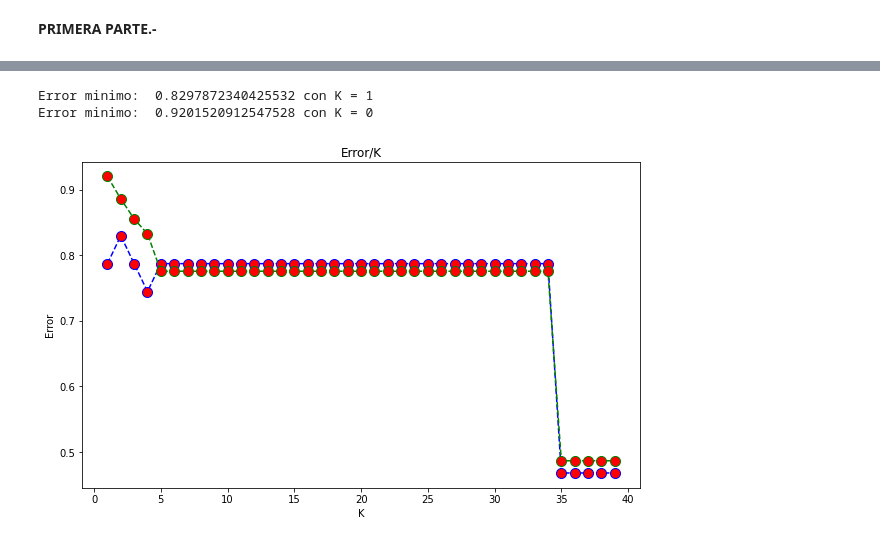
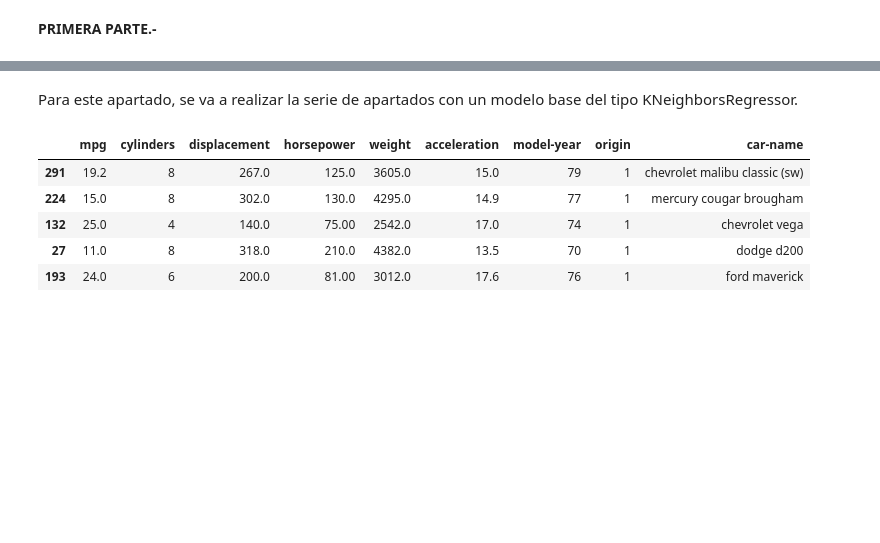
Before and after one commit to Vic-silo/Master_EIP, a Jupyter notebook: 11_Prog_ML/10_Ensembles/VictorSimoLozano_A10_PPML.ipynb, the cells around one changed output, grey strips where cells are left out. Cells and saved outputs as stored; diff of their text form; code cells hidden in the pictures; blank space fills up the shorter version.

```diff
--- a/11_Prog_ML/10_Ensembles/VictorSimoLozano_A10_PPML.ipynb
+++ b/11_Prog_ML/10_Ensembles/VictorSimoLozano_A10_PPML.ipynb
@@ -231,44 +228,26 @@ Precisión balanceada: 0.81884
-# %%
-# Aplicación de cambios en X_test
-# 1- Eliminación de columnas
-# 2- Escalado de valores
-# X_test=X_test[X_test.columns[2:]]
-# X_test=minmaxSc.transform(X_test)
-
-# Iteración entre numeros de k
-error_rate = []
-error_rate_train=[]
-X_train, X_test, y_train, y_test = train_test_split(X, y, test_size=0.15, random_state=seed)
-for i in range(1,40):
-    X_train, X_test, y_train, y_test = train_test_split(X, y, test_size=0.15, random_state=seed)
-    model = DecisionTreeClassifier(ccp_alpha=i/100).fit(X_train, y_train)
-    model.fit(X_train,y_train)
-    pred_i_test = model.score(X_test, y_test)
-    pred_i_train=model.score(X_train, y_train)
-    # Media de la evaluación booleana entre prediccion y test
-    # ej: np.mean([True, False, True]) = 0.6
-    # error_rate.append(np.mean(pred_i_test != y_test.to_numpy()))
-    # error_rate_train.append(np.mean(pred_i_train != y_train.to_numpy()))
-    error_rate.append(pred_i_test)
-    error_rate_train.append(pred_i_train)
-
-# Ploteo de los resultados
-plt.figure(figsize=(10,6))
-
-plt.plot(range(1,40),error_rate,color='blue', linestyle='dashed',
-         marker='o',markerfacecolor='red', markersize=10)
-plt.plot(range(1,40),error_rate_train,color='green', linestyle='dashed',
-         marker='o',markerfacecolor='red', markersize=10)
-
-plt.title('Error/K')
-plt.xlabel('K')
-plt.ylabel('Error')
-
-print("Error minimo: ",max(error_rate),"con K =",error_rate.index(max(error_rate)))
-print("Error minimo: ",max(error_rate_train),"con K =",error_rate_train.index(max(error_rate_train)))
-
-plt.show()
-# %% [output]
-Error minimo:  0.8297872340425532 con K = 1
-Error minimo:  0.9201520912547528 con K = 0
-[figure, removed]
+# %% [markdown]
+Para este apartado, se va a realizar la serie de apartados con un modelo base del tipo KNeighborsRegressor.
+# %%
+# Carga del dataset
+column_names=['mpg','cylinders','displacement','horsepower','weight','acceleration','model-year','origin','car-name']
+    # 1. mpg:           continuous
+    # 2. cylinders:     multi-valued discrete
+    # 3. displacement:  continuous
+    # 4. horsepower:    continuous
+    # 5. weight:        continuous
+    # 6. acceleration:  continuous
+    # 7. model year:    multi-valued discrete
+    # 8. origin:        multi-valued discrete
+    # 9. car name:      string (unique for each instance)
+
+df=pd.read_csv('auto-mpg.data', sep='\s+', names=column_names)
+
+# Representación de los datos
+df.sample(5)
+# %% [output]
+|  | mpg | cylinders | displacement | horsepower | weight | acceleration | model-year | origin | car-name |
+| 291 | 19.2 | 8 | 267.0 | 125.0 | 3605.0 | 15.0 | 79 | 1 | chevrolet malibu classic (sw) |
+| 224 | 15.0 | 8 | 302.0 | 130.0 | 4295.0 | 14.9 | 77 | 1 | mercury cougar brougham |
+| 132 | 25.0 | 4 | 140.0 | 75.00 | 2542.0 | 17.0 | 74 | 1 | chevrolet vega |
+| 27 | 11.0 | 8 | 318.0 | 210.0 | 4382.0 | 13.5 | 70 | 1 | dodge d200 |
+| 193 | 24.0 | 6 | 200.0 | 81.00 | 3012.0 | 17.6 | 76 | 1 | ford maverick |
```
Also changed, not shown: parts of 26 cells of this notebook.
